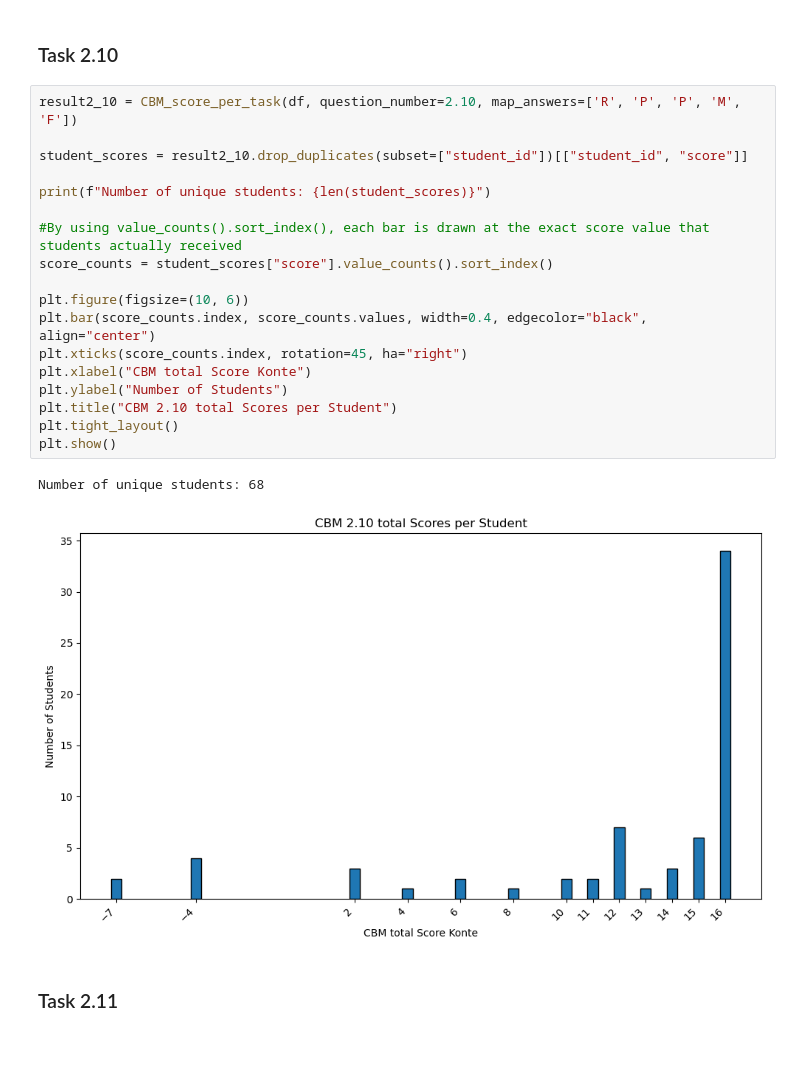
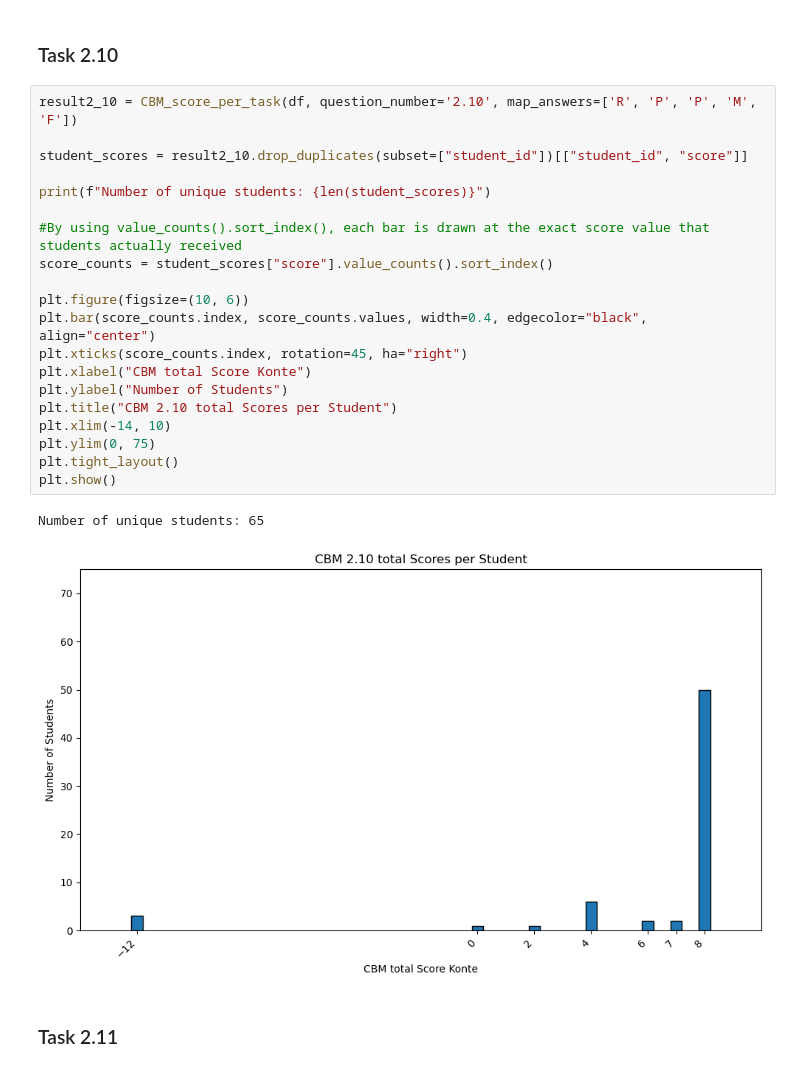
Before and after one commit to juliepe/exam_analysis_H25, a Jupyter notebook: analysis/CBM/2025/Konte/notebooks/5_CBM_score_per_task.ipynb, the cells around one changed output. Saved outputs shown, nothing was run; the diff lists cells and outputs as text.

```diff
--- a/analysis/CBM/2025/Konte/notebooks/5_CBM_score_per_task.ipynb
+++ b/analysis/CBM/2025/Konte/notebooks/5_CBM_score_per_task.ipynb
@@ -240,26 +259,28 @@ ValueError: invalid literal for int() with base 10: 'No'
 # %% [markdown]
 ### Task 2.10
 # %%
-result2_10 = CBM_score_per_task(df, question_number=2.10, map_answers=['R', 'P', 'P', 'M', 'F'])
+result2_10 = CBM_score_per_task(df, question_number='2.10', map_answers=['R', 'P', 'P', 'M', 'F'])
 
 student_scores = result2_10.drop_duplicates(subset=["student_id"])[["student_id", "score"]]
 
 print(f"Number of unique students: {len(student_scores)}")
 
 #By using value_counts().sort_index(), each bar is drawn at the exact score value that students actually received
 score_counts = student_scores["score"].value_counts().sort_index()
 
 plt.figure(figsize=(10, 6))
 plt.bar(score_counts.index, score_counts.values, width=0.4, edgecolor="black", align="center")
 plt.xticks(score_counts.index, rotation=45, ha="right")
 plt.xlabel("CBM total Score Konte")
 plt.ylabel("Number of Students")
 plt.title("CBM 2.10 total Scores per Student")
+plt.xlim(-14, 10)
+plt.ylim(0, 75)
 plt.tight_layout()
 plt.show()
 # %% [output]
-Number of unique students: 68
+Number of unique students: 65
-[figure, old version]
+[figure, new version]
 # %% [markdown]
 ### Task 2.11
 # %%
```
Also changed, not shown: parts of 16 cells of this notebook, 8 other files.
